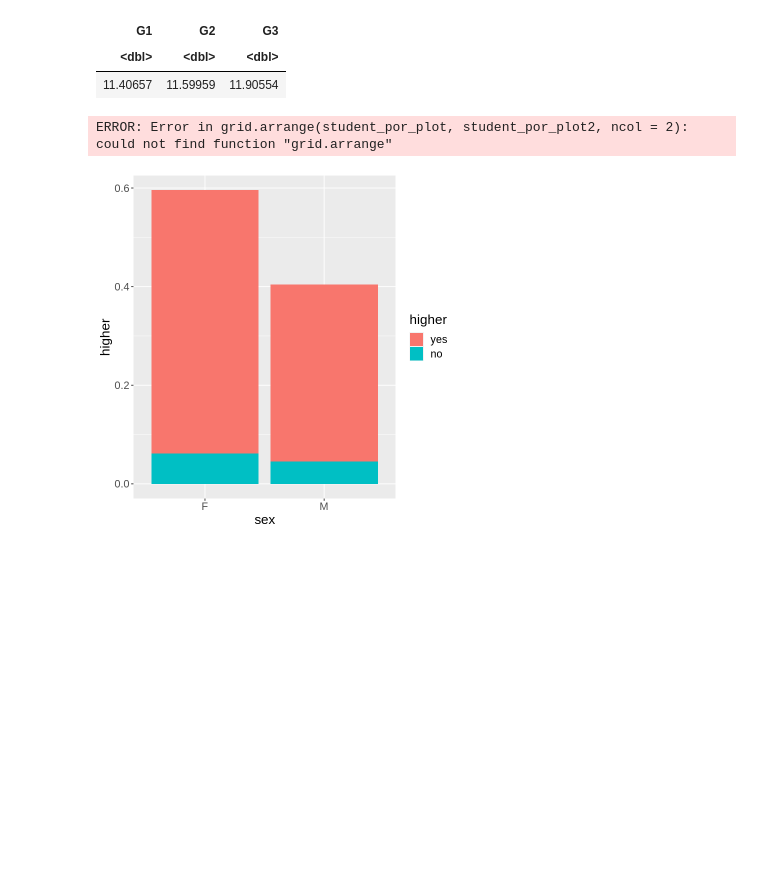
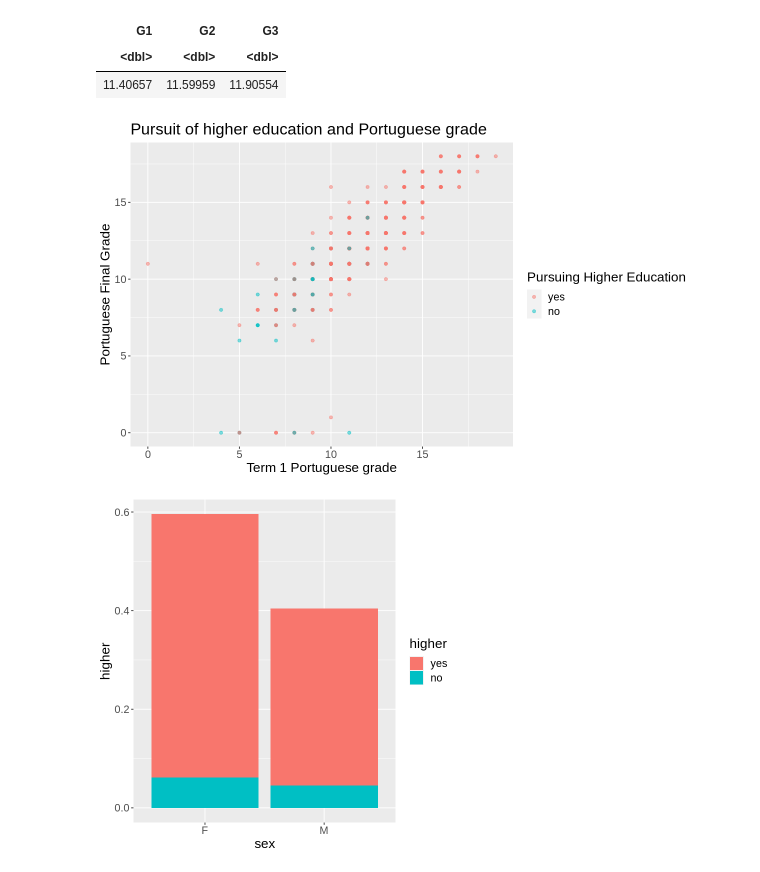
Before and after one commit to michelleykim/student_performance_analysis, a Jupyter notebook: proposal.ipynb, the cells around one changed output. Cells and saved outputs as stored; diff of their text form; code cells hidden in the pictures; blank space fills up the shorter version.

```diff
--- a/proposal.ipynb
+++ b/proposal.ipynb
@@ -87,25 +87,17 @@ A data.frame: 1 × 3
 # %%
 options(repr.plot.width=10, repr.plot.height=6)
 
 # comparing the distribution of Portuguese grades and higher
 student_por_plot <- student_train %>%
                 select(G1, G3, higher) %>%
                 ggplot(aes(x = G1, y = G3, colour = higher)) +
                 geom_point(alpha = 0.5)+
                 labs(x = "Term 1 Portuguese grade", y = "Portuguese Final Grade", colour = "Pursuing Higher Education", title = "Pursuit of higher education and Portuguese grade")+
                 theme(text = element_text(size=16))
 
-student_por_plot2 <- student_train %>%
-                select(G2, G3, higher) %>%
-                ggplot(aes(x = G2, y = G3, colour = higher)) +
-                geom_point(alpha = 0.5)+
-                labs(x = "Term 2 Portuguese grade", y = "Portuguese Final Grade", colour = "Pursuing Higher Education", title = "Pursuit of higher education and Portuguese grade")+
-                theme(text = element_text(size=16))
-
 student_por_plot
-student_por_plot2
 # %% [output]
-ERROR: Error in grid.arrange(student_por_plot, student_por_plot2, ncol = 2): could not find function "grid.arrange"
+[figure, added]
 # %%
 options(repr.plot.width=6, repr.plot.height=6)
 student_gender <- student_train %>%
```
